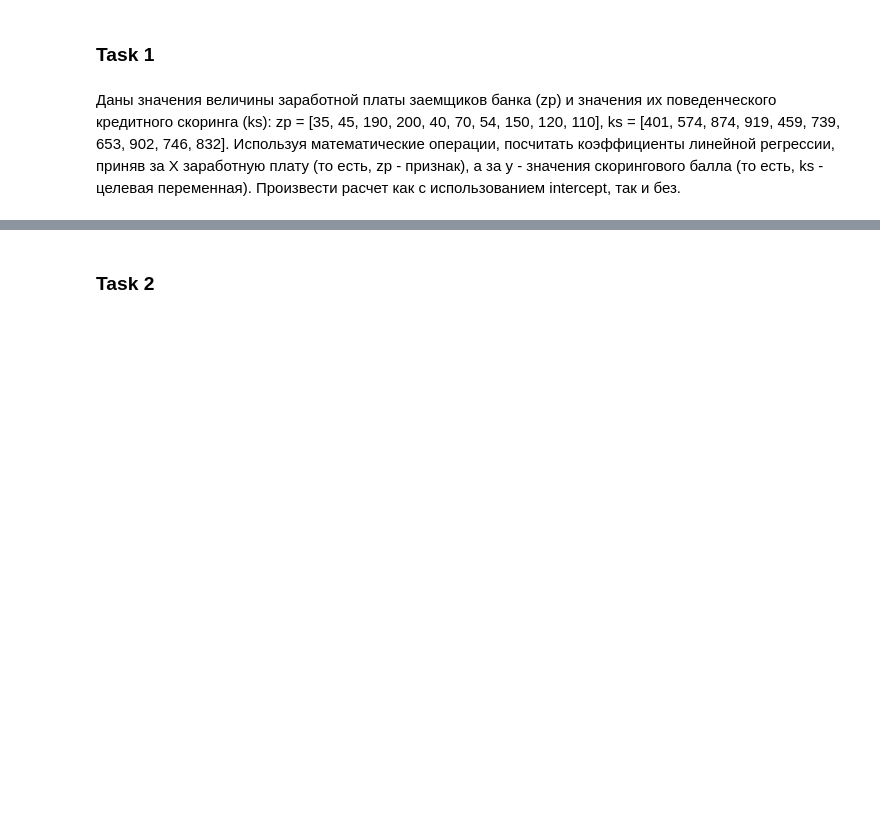
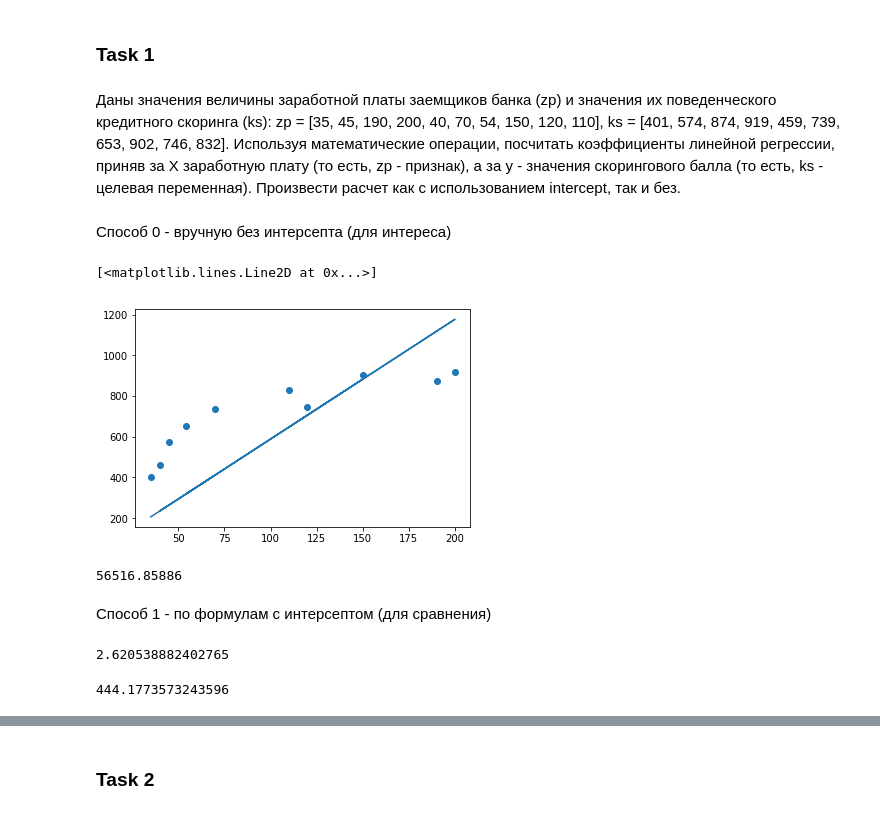
Before and after one commit to Vikvas6/ProbTheory-HW, a Jupyter notebook: Lesson 7 HW.ipynb, the cells around one changed output, grey strips where cells are left out. Saved outputs shown, nothing was run; the diff lists cells and outputs as text; code cells hidden in the pictures; blank space fills up the shorter version.

```diff
--- a/Lesson 7 HW.ipynb
+++ b/Lesson 7 HW.ipynb
@@ -4,0 +16,35 @@
+# %%
+zp = np.array([35, 45, 190, 200, 40, 70, 54, 150, 120, 110])
+ks = np.array([401, 574, 874, 919, 459, 739, 653, 902, 746, 832])
+# %%
+X = zp
+y = ks
+# %% [markdown]
+Способ 0 - вручную без интерсепта (для интереса)
+# %%
+a = 0
+b = 5.89
+# %%
+y_pred = a + b * X
+# %%
+plt.scatter(X, y)
+plt.plot(X, y_pred)
+# %% [output]
+[<matplotlib.lines.Line2D at 0x...>]
+[figure, added]
+# %%
+mse(y, y_pred)
+# %% [output]
+56516.85886
+# %% [markdown]
+Способ 1 - по формулам с интерсептом (для сравнения)
+# %%
+b = (np.mean(X*y) - np.mean(X)*np.mean(y)) / (np.mean(X**2) - np.mean(X)**2)
+b
+# %% [output]
+2.620538882402765
+# %%
+a = np.mean(y) - b * np.mean(X)
+a
+# %% [output]
+444.1773573243596
```
Also changed, not shown: parts of 24 cells of this notebook.
